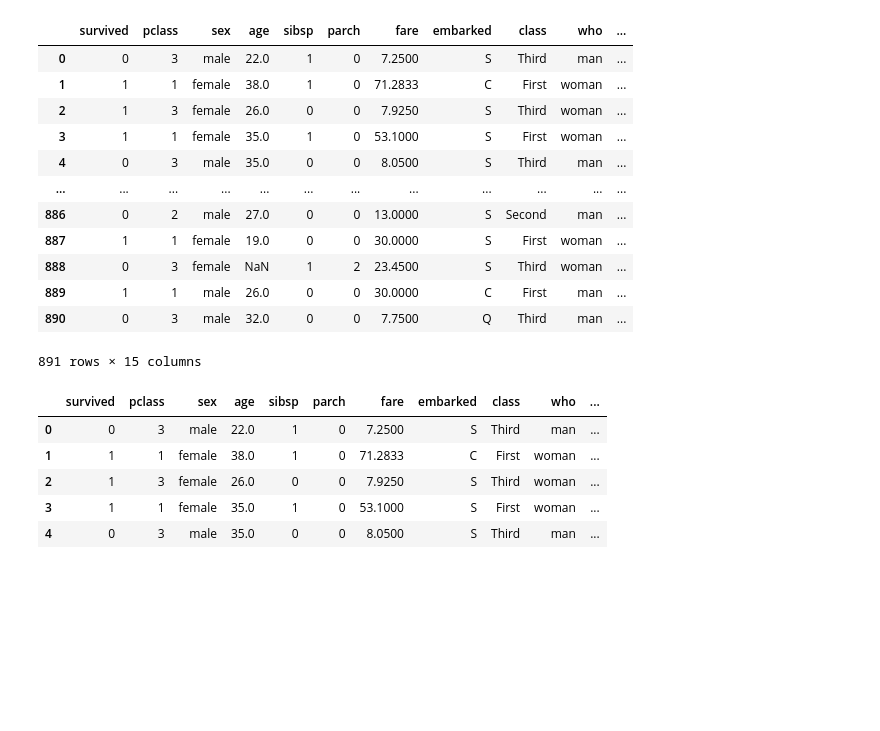
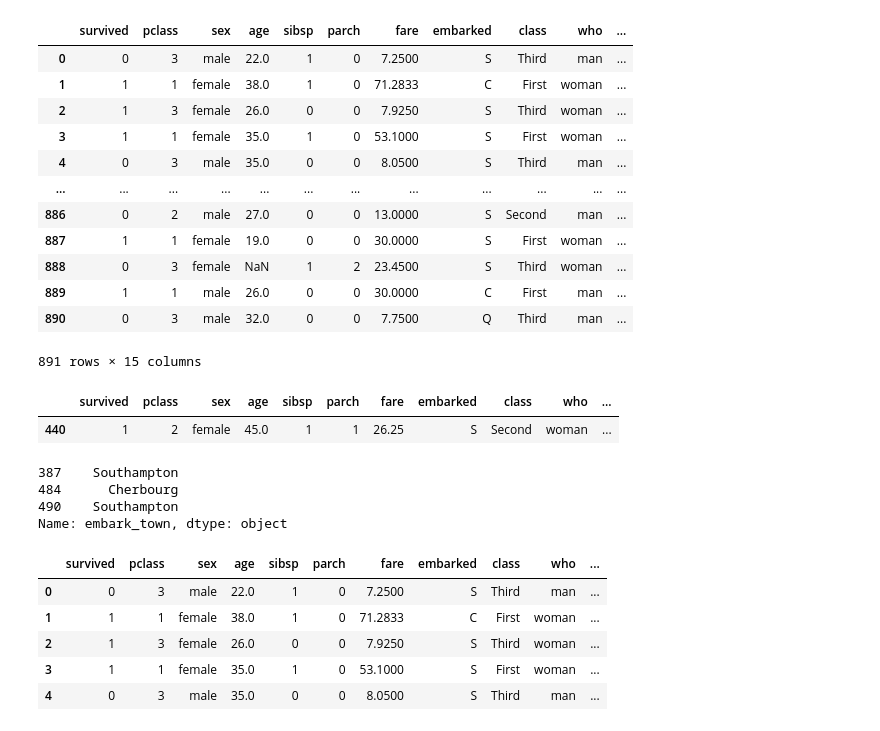
Before and after one commit to adsum-ss/pythonlibraries, a Jupyter notebook: Pandas/Pandas_Part_1/3_pd.DataFrames_Basics_(Attributes).ipynb, the cells around one changed output. Drawn from its saved outputs; the diff is of its cells as text; code cells hidden in the pictures; blank space fills up the shorter version.

```diff
--- a/Pandas/Pandas Basics/pd.DataFrames Basics.ipynb
+++ b/Pandas/Pandas_Part_1/3_pd.DataFrames_Basics_(Attributes).ipynb
@@ -24,6 +26,18 @@ df
 | 889 | 1 | 1 | male | 26.0 | 0 | 0 | 30.0000 | C | First | man | ... |
 | 890 | 0 | 3 | male | 32.0 | 0 | 0 | 7.7500 | Q | Third | man | ... |
 891 rows × 15 columns
+# %%
+df.sample()
+# %% [output]
+|  | survived | pclass | sex | age | sibsp | parch | fare | embarked | class | who | ... |
+| 440 | 1 | 2 | female | 45.0 | 1 | 1 | 26.25 | S | Second | woman | ... |
+# %%
+df.embark_town.sample(n=3)
+# %% [output]
+387    Southampton
+484      Cherbourg
+490    Southampton
+Name: embark_town, dtype: object
 # %%
 df.head()
 # %% [output]
```
Also changed, not shown: parts of 13 cells of this notebook, 27 other files.
